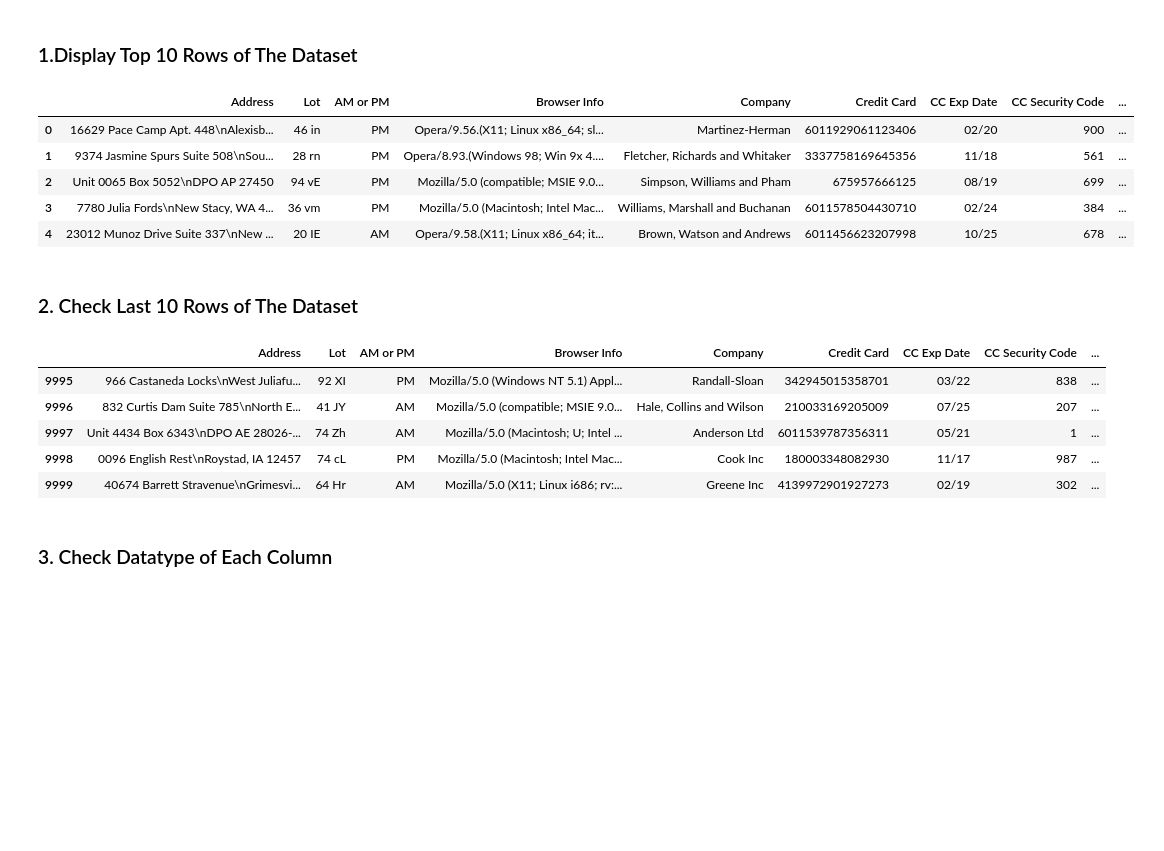
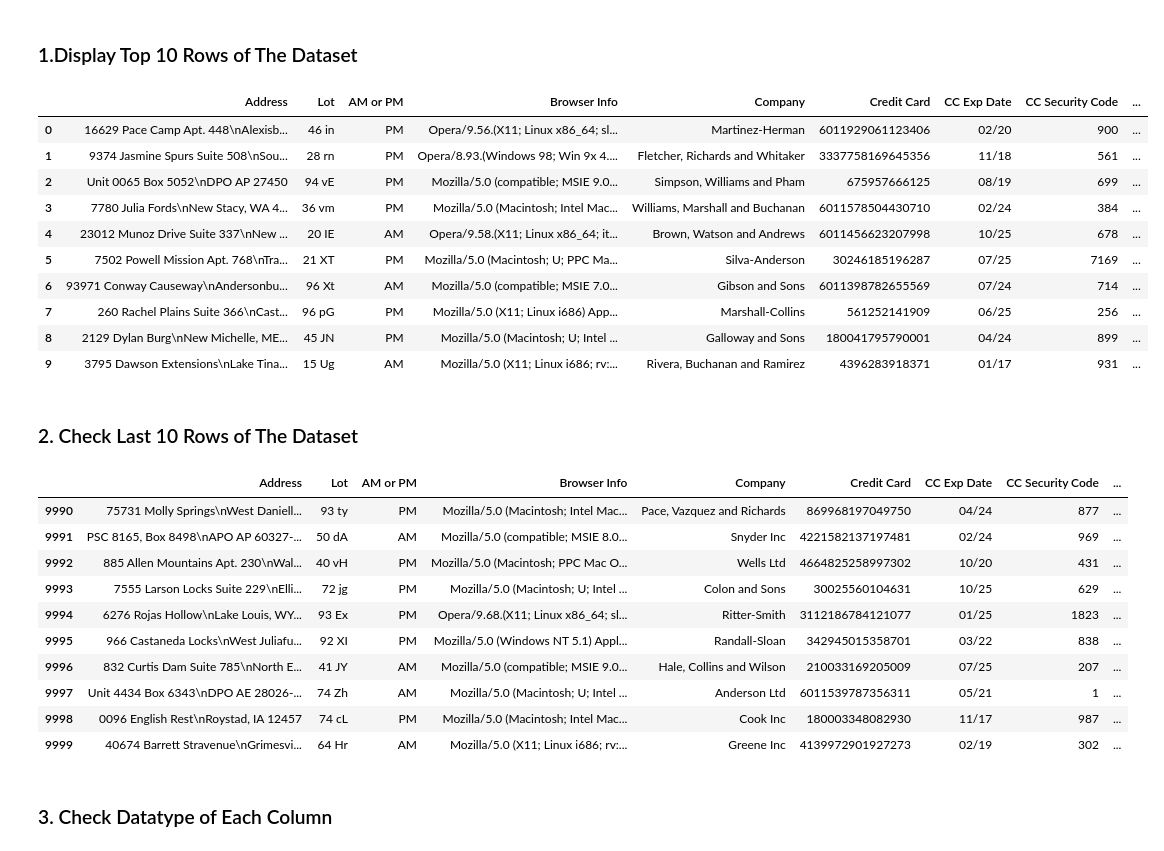
Before and after one commit to gdineshkumar97/EdyodaAssignments, a Jupyter notebook: DataAnalysis in Python/Ecommerce Purchases Project_4.ipynb, the cells around one changed output. Saved outputs shown, nothing was run; the diff lists cells and outputs as text; code cells hidden in the pictures; blank space fills up the shorter version.

```diff
--- a/DataAnalysis in Python/Ecommerce Purchases Project_4.ipynb
+++ b/DataAnalysis in Python/Ecommerce Purchases Project_4.ipynb
@@ -33,20 +33,30 @@ data
 # %% [markdown]
 ### 1.Display Top 10 Rows of The Dataset
 # %%
-data.head()
+data.head(10)
 # %% [output]
 |  | Address | Lot | AM or PM | Browser Info | Company | Credit Card | CC Exp Date | CC Security Code | ... |
 | 0 | 16629 Pace Camp Apt. 448\nAlexisb... | 46 in | PM | Opera/9.56.(X11; Linux x86_64; sl... | Martinez-Herman | 6011929061123406 | 02/20 | 900 | ... |
 | 1 | 9374 Jasmine Spurs Suite 508\nSou... | 28 rn | PM | Opera/8.93.(Windows 98; Win 9x 4.... | Fletcher, Richards and Whitaker | 3337758169645356 | 11/18 | 561 | ... |
 | 2 | Unit 0065 Box 5052\nDPO AP 27450 | 94 vE | PM | Mozilla/5.0 (compatible; MSIE 9.0... | Simpson, Williams and Pham | 675957666125 | 08/19 | 699 | ... |
 | 3 | 7780 Julia Fords\nNew Stacy, WA 4... | 36 vm | PM | Mozilla/5.0 (Macintosh; Intel Mac... | Williams, Marshall and Buchanan | 6011578504430710 | 02/24 | 384 | ... |
 | 4 | 23012 Munoz Drive Suite 337\nNew ... | 20 IE | AM | Opera/9.58.(X11; Linux x86_64; it... | Brown, Watson and Andrews | 6011456623207998 | 10/25 | 678 | ... |
+| 5 | 7502 Powell Mission Apt. 768\nTra... | 21 XT | PM | Mozilla/5.0 (Macintosh; U; PPC Ma... | Silva-Anderson | 30246185196287 | 07/25 | 7169 | ... |
+| 6 | 93971 Conway Causeway\nAndersonbu... | 96 Xt | AM | Mozilla/5.0 (compatible; MSIE 7.0... | Gibson and Sons | 6011398782655569 | 07/24 | 714 | ... |
+| 7 | 260 Rachel Plains Suite 366\nCast... | 96 pG | PM | Mozilla/5.0 (X11; Linux i686) App... | Marshall-Collins | 561252141909 | 06/25 | 256 | ... |
+| 8 | 2129 Dylan Burg\nNew Michelle, ME... | 45 JN | PM | Mozilla/5.0 (Macintosh; U; Intel ... | Galloway and Sons | 180041795790001 | 04/24 | 899 | ... |
+| 9 | 3795 Dawson Extensions\nLake Tina... | 15 Ug | AM | Mozilla/5.0 (X11; Linux i686; rv:... | Rivera, Buchanan and Ramirez | 4396283918371 | 01/17 | 931 | ... |
 # %% [markdown]
 ### 2. Check Last 10 Rows of The Dataset
 # %%
-data.tail()
+data.tail(10)
 # %% [output]
 |  | Address | Lot | AM or PM | Browser Info | Company | Credit Card | CC Exp Date | CC Security Code | ... |
+| 9990 | 75731 Molly Springs\nWest Daniell... | 93 ty | PM | Mozilla/5.0 (Macintosh; Intel Mac... | Pace, Vazquez and Richards | 869968197049750 | 04/24 | 877 | ... |
+| 9991 | PSC 8165, Box 8498\nAPO AP 60327-... | 50 dA | AM | Mozilla/5.0 (compatible; MSIE 8.0... | Snyder Inc | 4221582137197481 | 02/24 | 969 | ... |
+| 9992 | 885 Allen Mountains Apt. 230\nWal... | 40 vH | PM | Mozilla/5.0 (Macintosh; PPC Mac O... | Wells Ltd | 4664825258997302 | 10/20 | 431 | ... |
+| 9993 | 7555 Larson Locks Suite 229\nElli... | 72 jg | PM | Mozilla/5.0 (Macintosh; U; Intel ... | Colon and Sons | 30025560104631 | 10/25 | 629 | ... |
+| 9994 | 6276 Rojas Hollow\nLake Louis, WY... | 93 Ex | PM | Opera/9.68.(X11; Linux x86_64; sl... | Ritter-Smith | 3112186784121077 | 01/25 | 1823 | ... |
 | 9995 | 966 Castaneda Locks\nWest Juliafu... | 92 XI | PM | Mozilla/5.0 (Windows NT 5.1) Appl... | Randall-Sloan | 342945015358701 | 03/22 | 838 | ... |
 | 9996 | 832 Curtis Dam Suite 785\nNorth E... | 41 JY | AM | Mozilla/5.0 (compatible; MSIE 9.0... | Hale, Collins and Wilson | 210033169205009 | 07/25 | 207 | ... |
 | 9997 | Unit 4434 Box 6343\nDPO AE 28026-... | 74 Zh | AM | Mozilla/5.0 (Macintosh; U; Intel ... | Anderson Ltd | 6011539787356311 | 05/21 | 1 | ... |
```
Also changed, not shown: parts of 1 cell of this notebook.
